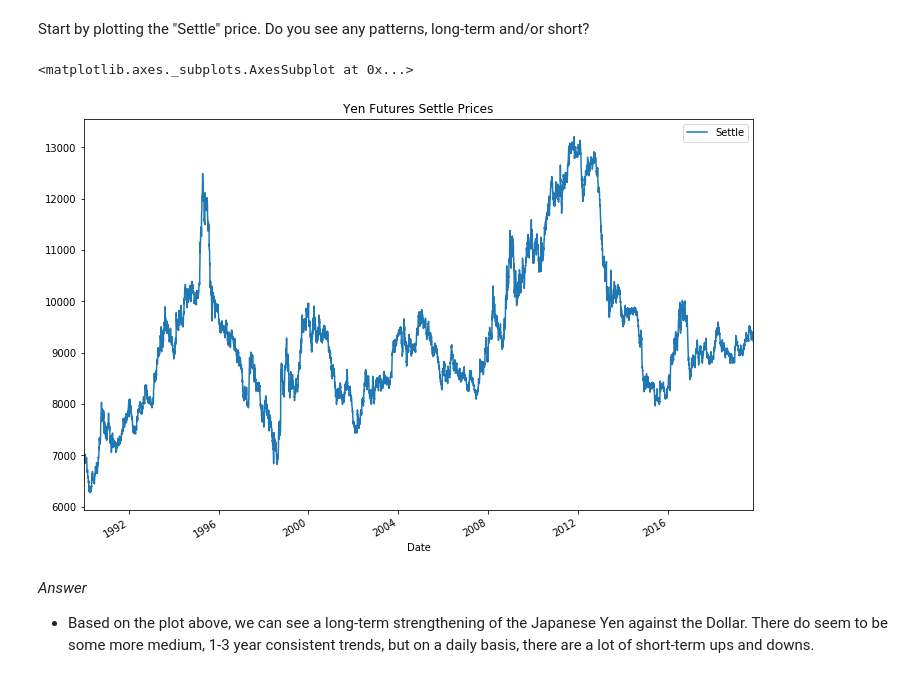
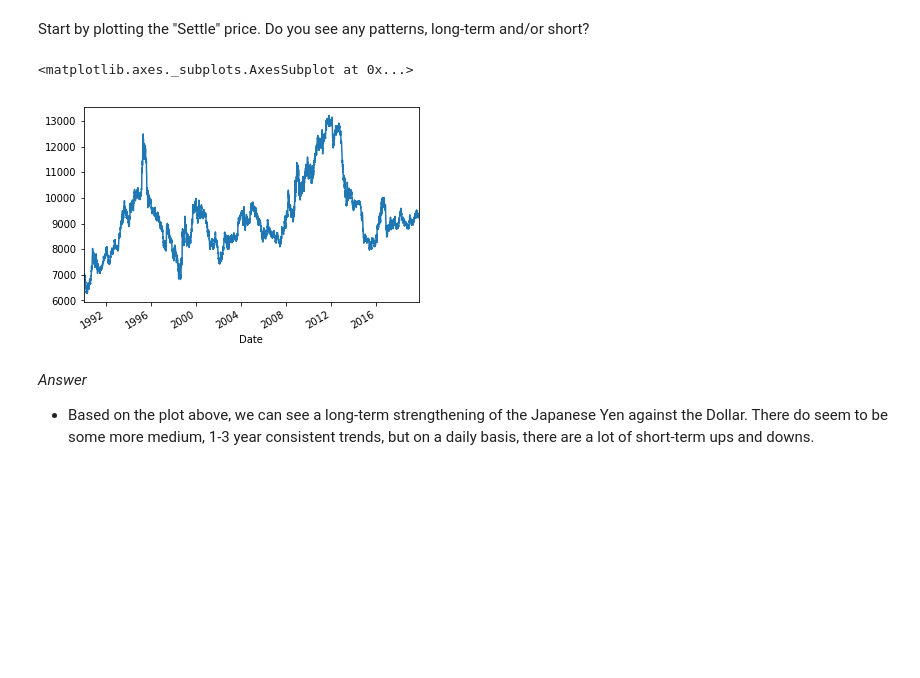
Before and after one commit to mnewman6/Time-Series-and-Linear-Regression, a Jupyter notebook: Starter_Code/time_series_analysis.ipynb, the cells around one changed output. Cells and saved outputs as stored; diff of their text form; code cells hidden in the pictures; blank space fills up the shorter version.

```diff
--- a/Starter_Code/time_series_analysis.ipynb
+++ b/Starter_Code/time_series_analysis.ipynb
@@ -40,9 +40,10 @@ yen_futures.head()
 # %%
 # Plot just the "Settle" column from the dataframe:
 # YOUR CODE HERE!
+yen_futures.Settle.plot()
 # %% [output]
 <matplotlib.axes._subplots.AxesSubplot at 0x...>
-[figure, old version]
+[figure, new version]
 # %% [markdown]
 *Answer*
  * Based on the plot above, we can see a long-term strengthening of the Japanese Yen against the Dollar. There do seem to be some more medium, 1-3 year consistent trends, but on a daily basis, there are a lot of short-term ups and downs.
```
Also changed, not shown: parts of 19 cells of this notebook, 1 other file.
